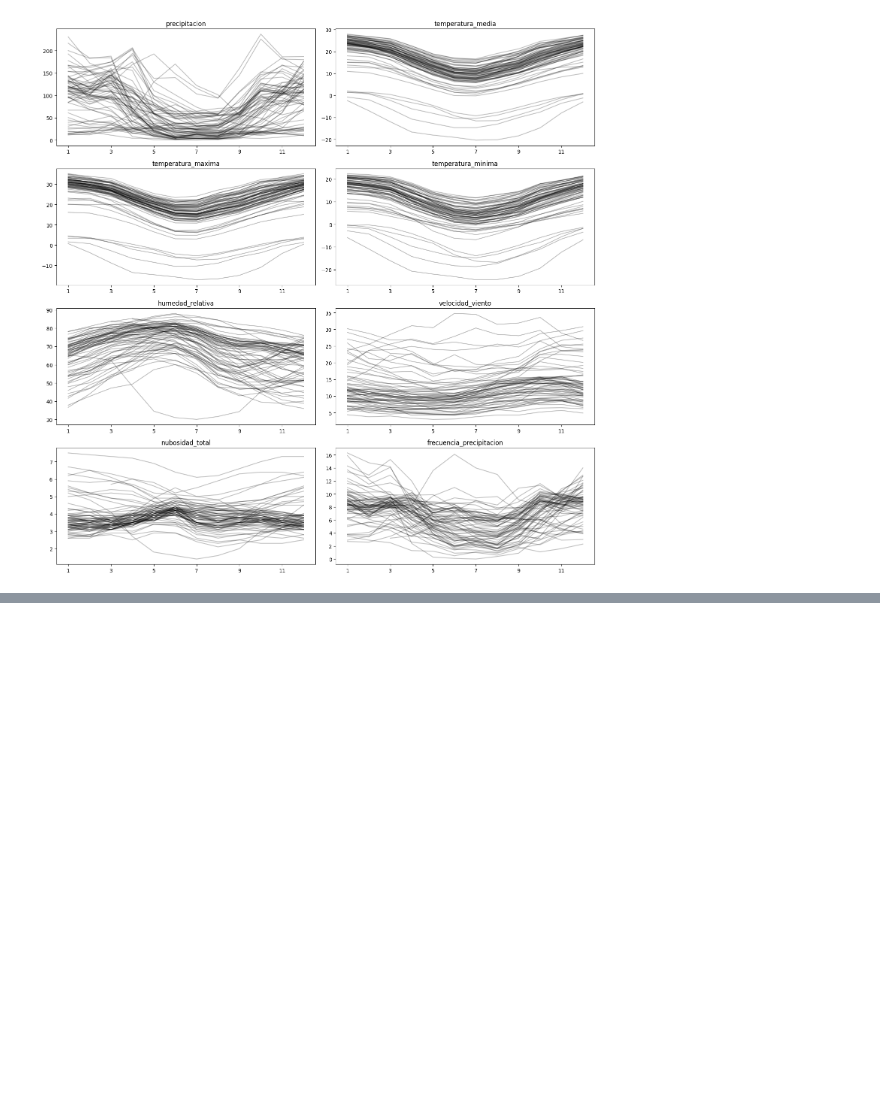
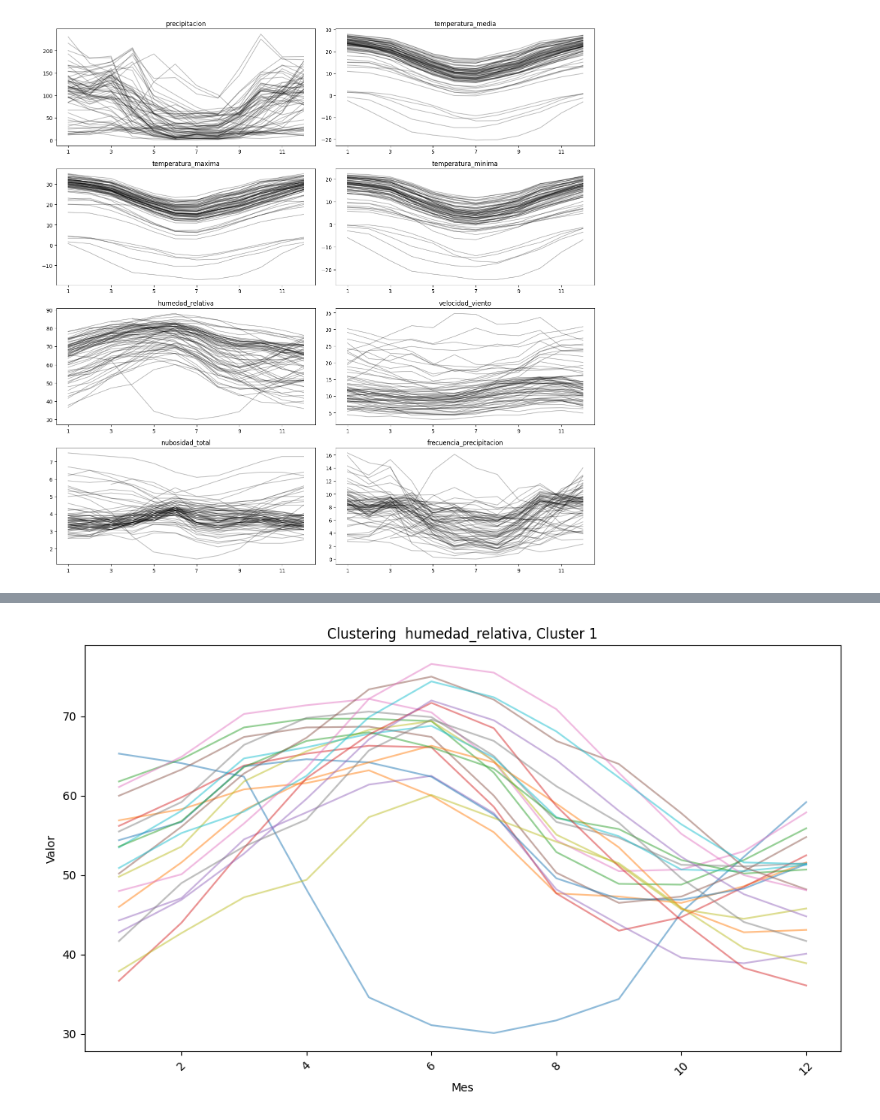
Before and after one commit to marianataglio/seriestemporales, a Jupyter notebook: ej_1.ipynb, the cells around one changed output, grey strips where cells are left out. Saved outputs shown, nothing was run; the diff lists cells and outputs as text; code cells hidden in the pictures; blank space fills up the shorter version.

```diff
--- a/ej_1.ipynb
+++ b/ej_1.ipynb
@@ -191,0 +247,4 @@ plt.show()
+# %%
+plot_clustered_data(kmeans_labels, metrics, 'humedad_relativa', 1)
+# %% [output]
+[figure, added]
```
Also changed, not shown: parts of 15 cells of this notebook.
